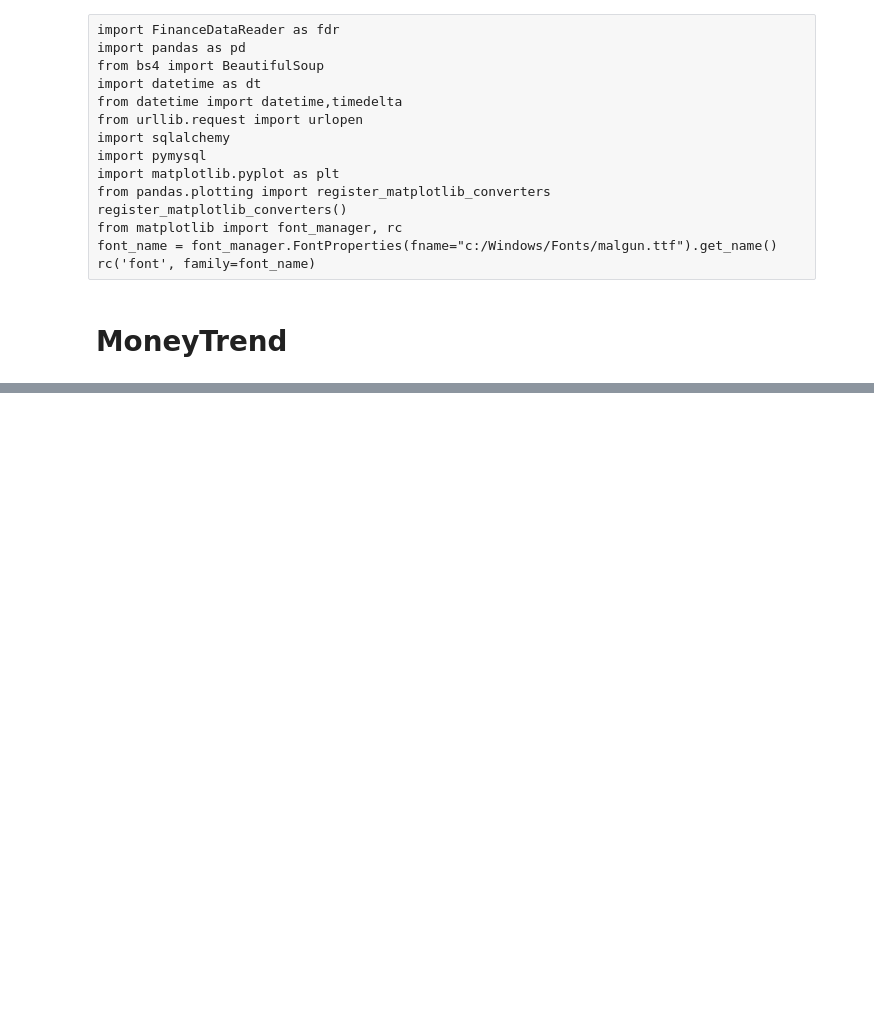
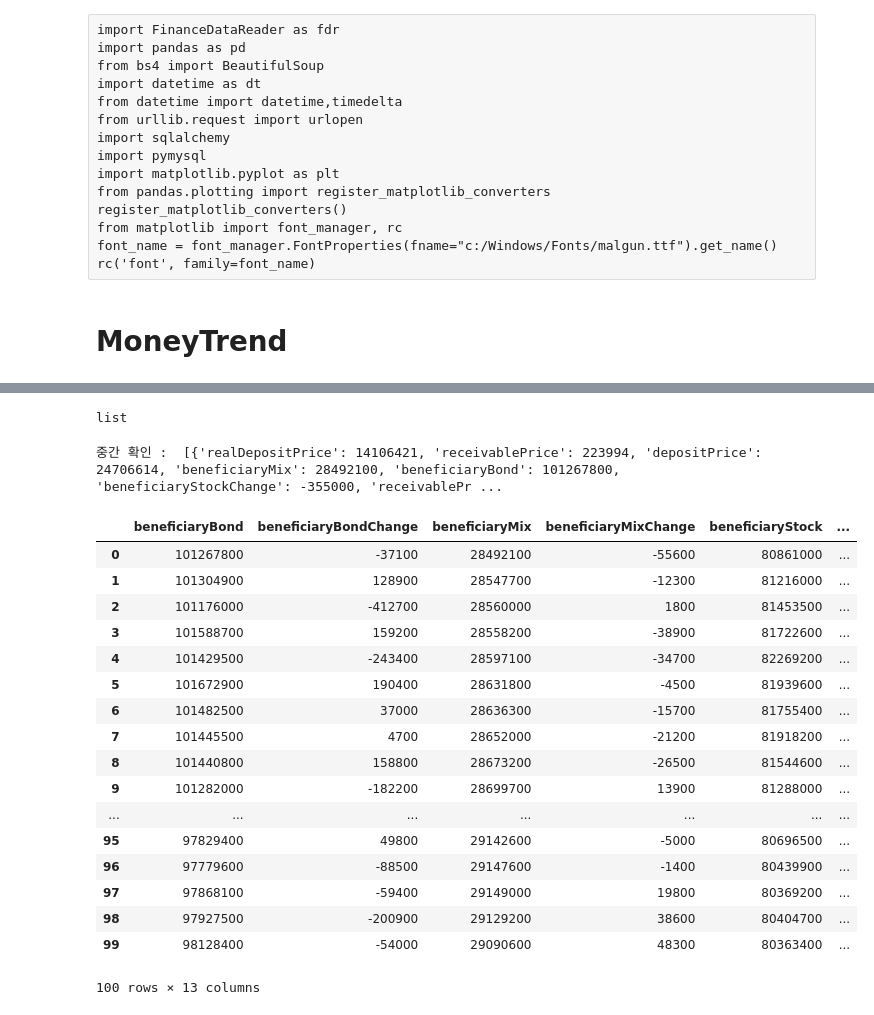
Before and after one commit to linux386/first_module, a Jupyter notebook: Daum_Web_Crawling.ipynb, the cells around one changed output, grey strips where cells are left out. Saved outputs shown, nothing was run; the diff lists cells and outputs as text; code cells hidden in the pictures; blank space fills up the shorter version.

```diff
--- a/Daum_Web_Crawling.ipynb
+++ b/Daum_Web_Crawling.ipynb
@@ -63,3 +67,76 @@ print(r.text)
+# %%
+type(rank_json)
+# %% [output]
+list
+# %%
+# 2019-01-28 수정
+# 기존 daum 주식 사이트 : ajax 방식으로 변경으로 인해 이를 반영한 코드를 수정.
+# pip install fake-useragent 설치 후 실행 가능
+
+import io
+import json
+import sys
+import pandas as pd
+import urllib.request as req
+
+from fake_useragent import UserAgent
+
+#sys.stdout = io.TextIOWrapper(sys.stdout.detach(), encoding='utf-8')
+#sys.stderr = io.TextIOWrapper(sys.stderr.detach(), encoding='utf-8')
+
+# Fake Header 정보
+ua = UserAgent()
+
+# 헤더 선언
+headers = {
+    'User-Agent': ua.ie,
+    'referer': 'https://finance.daum.net/'
+}
+
+# 다음 주식 요청 URL
+url = "https://finance.daum.net/api/trend/arounds?page=2&perPage=100&fieldName=changeRate&order=desc&pagination=true"
+
+# print(request.get_method())   #Post or Get 확인
+# print(request.get_full_url()) #요청 Full Url 확인
+
+# 요청
+res = req.urlopen(req.Request(url, headers=headers)).read().decode('utf-8')
+
+# 응답 데이터 확인(Json Data)
+# print('res', res)
+
+# 응답 데이터 str -> json 변환 및 data 값 저장
+rank_json = json.loads(res)['data']
+
+# 중간 확인
+print('중간 확인 : ', rank_json, '\n')
+
+#for elm in rank_json:
+    # print(type(elm)) #Type 확인
+    #print('순위 : {}, 금액 : {}, 회사명 : {}'.format(elm['rank'], elm['tradePrice'], elm['name']), )
+
+df = pd.DataFrame(rank_json)
+df
+# %% [output]
+중간 확인 :  [{'realDepositPrice': 14106421, 'receivablePrice': 223994, 'depositPrice': 24706614, 'beneficiaryMix': 28492100, 'beneficiaryBond': 101267800, 'beneficiaryStockChange': -355000, 'receivablePr ...
+|  | beneficiaryBond | beneficiaryBondChange | beneficiaryMix | beneficiaryMixChange | beneficiaryStock | ... |
+| 0 | 101267800 | -37100 | 28492100 | -55600 | 80861000 | ... |
+| 1 | 101304900 | 128900 | 28547700 | -12300 | 81216000 | ... |
+| 2 | 101176000 | -412700 | 28560000 | 1800 | 81453500 | ... |
+| 3 | 101588700 | 159200 | 28558200 | -38900 | 81722600 | ... |
+| 4 | 101429500 | -243400 | 28597100 | -34700 | 82269200 | ... |
+| 5 | 101672900 | 190400 | 28631800 | -4500 | 81939600 | ... |
+| 6 | 101482500 | 37000 | 28636300 | -15700 | 81755400 | ... |
+| 7 | 101445500 | 4700 | 28652000 | -21200 | 81918200 | ... |
+| 8 | 101440800 | 158800 | 28673200 | -26500 | 81544600 | ... |
+| 9 | 101282000 | -182200 | 28699700 | 13900 | 81288000 | ... |
+| ... | ... | ... | ... | ... | ... | ... |
+| 95 | 97829400 | 49800 | 29142600 | -5000 | 80696500 | ... |
+| 96 | 97779600 | -88500 | 29147600 | -1400 | 80439900 | ... |
+| 97 | 97868100 | -59400 | 29149000 | 19800 | 80369200 | ... |
+| 98 | 97927500 | -200900 | 29129200 | 38600 | 80404700 | ... |
+| 99 | 98128400 | -54000 | 29090600 | 48300 | 80363400 | ... |
+100 rows × 13 columns
 # %%
 import requests
 
```
Also changed, not shown: parts of 11 cells of this notebook.
